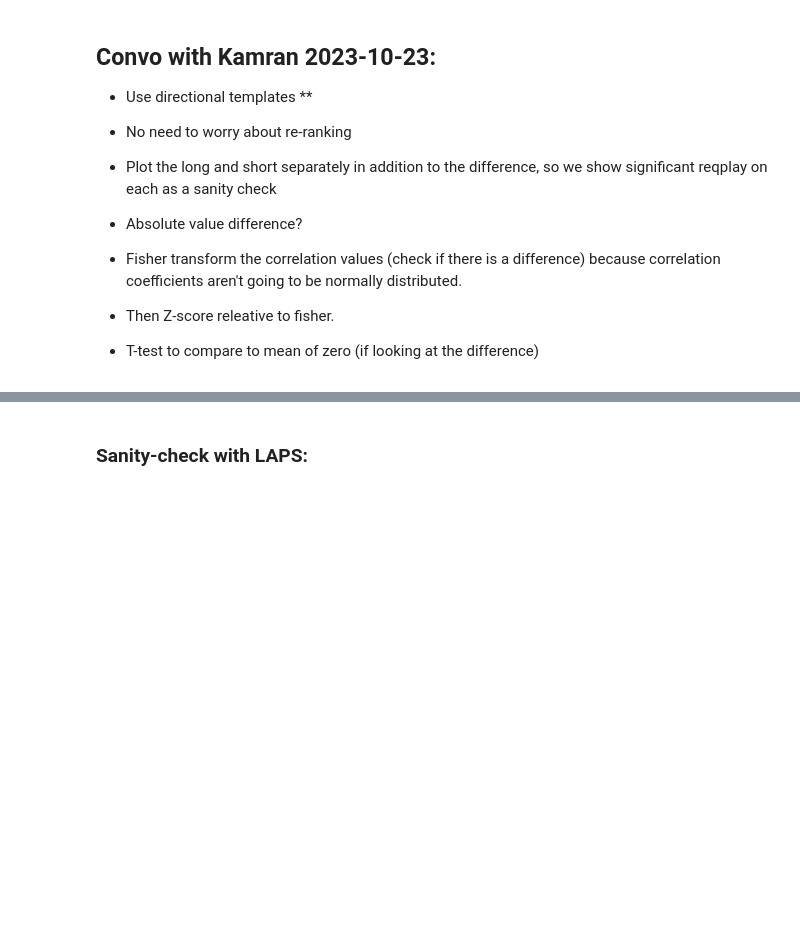
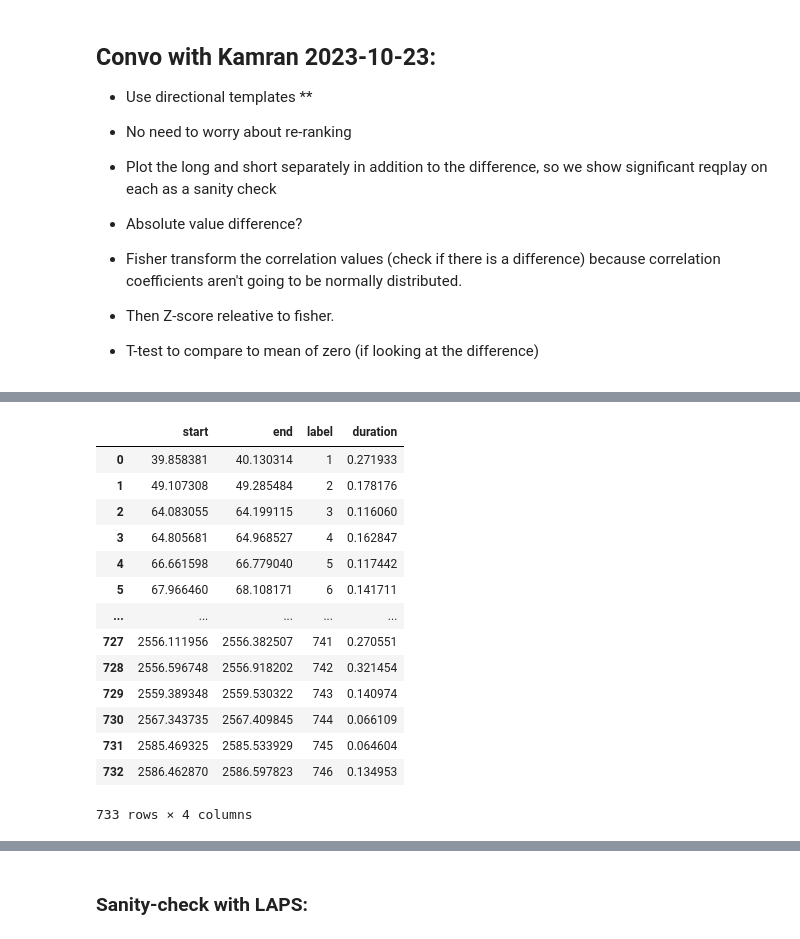
Before and after one commit to CommanderPho/Spike3D, a Jupyter notebook: ReviewOfWork_2022 - 2023-10-26.ipynb, the cells around one changed output, grey strips where cells are left out. Drawn from its saved outputs; the diff is of its cells as text; code cells hidden in the pictures; blank space fills up the shorter version.

Commit message:
mostly working 4-template (directional pf) shuffle rank-order analyses
build_directional_constrained_decoders

```diff
--- a/ReviewOfWork_2022 - 2023-10-26.ipynb
+++ b/ReviewOfWork_2022 - 2023-10-26.ipynb
@@ -544,6 +466,8 @@ newly_computed_values = batch_extended_computations(curr_active_pipeline, includ
 ### 2023-10-26 - Extract Directional Laps Outputs and computed items:
 # %%
 from pyphoplacecellanalysis.General.Pipeline.Stages.ComputationFunctions.MultiContextComputationFunctions.DirectionalPlacefieldGlobalComputationFunctions import DirectionalLapsHelpers
+from pyphoplacecellanalysis.Analysis.Decoder.reconstruction import BasePositionDecoder
+from PendingNotebookCode import build_directional_constrained_decoders
 
 long_epoch_name, short_epoch_name, global_epoch_name = curr_active_pipeline.find_LongShortGlobal_epoch_names()
 odd_laps_suffix, even_laps_suffix = DirectionalLapsHelpers.split_directional_laps_name_parts
@@ -553,6 +477,10 @@ short_odd_laps_name, short_even_laps_name = [f'{short_epoch_name}_{a_suffix}' fo
 
 print(long_odd_laps_name, long_even_laps_name, short_odd_laps_name, short_even_laps_name) # ('maze1_odd_laps', 'maze1_even_laps', 'maze2_odd_laps', 'maze2_even_laps')
 
+# Unpacking for non-direction specific epochs (to get the replays, etc):
+long_session, short_session, global_session = [curr_active_pipeline.filtered_sessions[an_epoch_name] for an_epoch_name in [long_epoch_name, short_epoch_name, global_epoch_name]]
+long_replays, short_replays, global_replays = [a_session.replay for a_session in [long_session, short_session, global_session]]
+
 # Unpacking for `(long_odd_laps_name, long_even_laps_name, short_odd_laps_name, short_even_laps_name)`
 (long_odd_laps_context, long_even_laps_context, short_odd_laps_context, short_even_laps_context) = [curr_active_pipeline.filtered_contexts[a_name] for a_name in (long_odd_laps_name, long_even_laps_name, short_odd_laps_name, short_even_laps_name)]
 (long_odd_laps_obj, long_even_laps_obj, short_odd_laps_obj, short_even_laps_obj) = [Epoch(curr_active_pipeline.sess.epochs.to_dataframe().epochs.label_slice(an_epoch_name)) for an_epoch_name in (long_odd_laps_name, long_even_laps_name, short_odd_laps_name, short_even_laps_name)]
@@ -864,6 +826,17 @@ from neuropy.utils.misc import build_shuffled_ids # used in _SHELL_analyze_leave
 from PendingNotebookCode import compute_shuffled_rankorder_analyses, build_track_templates_for_shuffle, compute_shuffled_rankorder_analyses, ShuffleHelper, print_array
 from pyphoplacecellanalysis.General.Batch.PhoDiba2023Paper import pho_stats_paired_t_test
 
-shuffle_helper = build_track_templates_for_shuffle(long_shared_aclus_only_decoder, short_shared_aclus_only_decoder, num_shuffles=1000, bimodal_exclude_aclus=[5, 14, 25, 46, 61, 66, 86, 88, 95])
-shared_aclus_only_neuron_IDs, is_good_aclus, long_pf_peak_ranks, short_pf_peak_ranks, shuffled_aclus, shuffle_IDXs = astuple(shuffle_helper)
-active_spikes_df = deepcopy(global_pf1D.spikes_df).spikes.sliced_by_neuron_id(shuffle_helper.shared_aclus_only_neuron_IDs)
+## 2023-10-24 - Simple long/short (2-template, direction independent) analysis:
+# shuffle_helper = build_track_templates_for_shuffle(long_shared_aclus_only_decoder, short_shared_aclus_only_decoder, num_shuffles=1000, bimodal_exclude_aclus=[5, 14, 25, 46, 61, 66, 86, 88, 95])
+# shared_aclus_only_neuron_IDs = shuffle_helper.shared_aclus_only_neuron_IDs
+
+# 2023-10-26 - Direction Dependent (4 template) analysis: long_odd_shared_aclus_only_one_step_decoder_1D, long_even_shared_aclus_only_one_step_decoder_1D, short_odd_shared_aclus_only_one_step_decoder_1D, short_even_shared_aclus_only_one_step_decoder_1D
+odd_shuffle_helper = build_track_templates_for_shuffle(long_odd_shared_aclus_only_one_step_decoder_1D, short_odd_shared_aclus_only_one_step_decoder_1D, num_shuffles=100, bimodal_exclude_aclus=[])
+even_shuffle_helper = build_track_templates_for_shuffle(long_even_shared_aclus_only_one_step_decoder_1D, short_even_shared_aclus_only_one_step_decoder_1D, num_shuffles=100, bimodal_exclude_aclus=[])
+shared_aclus_only_neuron_IDs = odd_shuffle_helper.shared_aclus_only_neuron_IDs # same for both shuffler_helpers
+
+# shared_aclus_only_neuron_IDs, is_good_aclus, long_pf_peak_ranks, short_pf_peak_ranks, shuffled_aclus, shuffle_IDXs = astuple(shuffle_helper)
+active_spikes_df = deepcopy(global_pf1D.spikes_df).spikes.sliced_by_neuron_id(shared_aclus_only_neuron_IDs)
+
+if isinstance(global_replays, pd.DataFrame):
+	global_replays = Epoch(global_replays.epochs.get_valid_df())
@@ -873,0 +869,18 @@ print(f'short_pf_peak_ranks:\t{print_array(short_pf_peak_ranks)}')
+# %%
+global_replays
+# %% [output]
+|  | start | end | label | duration |
+| 0 | 39.858381 | 40.130314 | 1 | 0.271933 |
+| 1 | 49.107308 | 49.285484 | 2 | 0.178176 |
+| 2 | 64.083055 | 64.199115 | 3 | 0.116060 |
+| 3 | 64.805681 | 64.968527 | 4 | 0.162847 |
+| 4 | 66.661598 | 66.779040 | 5 | 0.117442 |
+| 5 | 67.966460 | 68.108171 | 6 | 0.141711 |
+| ... | ... | ... | ... | ... |
+| 727 | 2556.111956 | 2556.382507 | 741 | 0.270551 |
+| 728 | 2556.596748 | 2556.918202 | 742 | 0.321454 |
+| 729 | 2559.389348 | 2559.530322 | 743 | 0.140974 |
+| 730 | 2567.343735 | 2567.409845 | 744 | 0.066109 |
+| 731 | 2585.469325 | 2585.533929 | 745 | 0.064604 |
+| 732 | 2586.462870 | 2586.597823 | 746 | 0.134953 |
+733 rows × 4 columns
```
Also changed, not shown: parts of 36 cells of this notebook, 1 other file.
